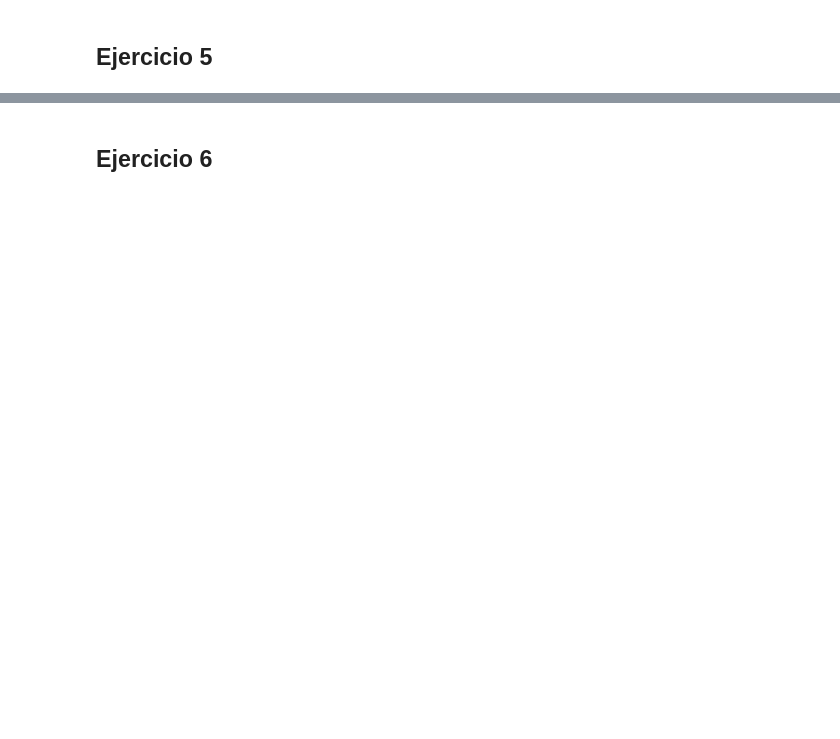
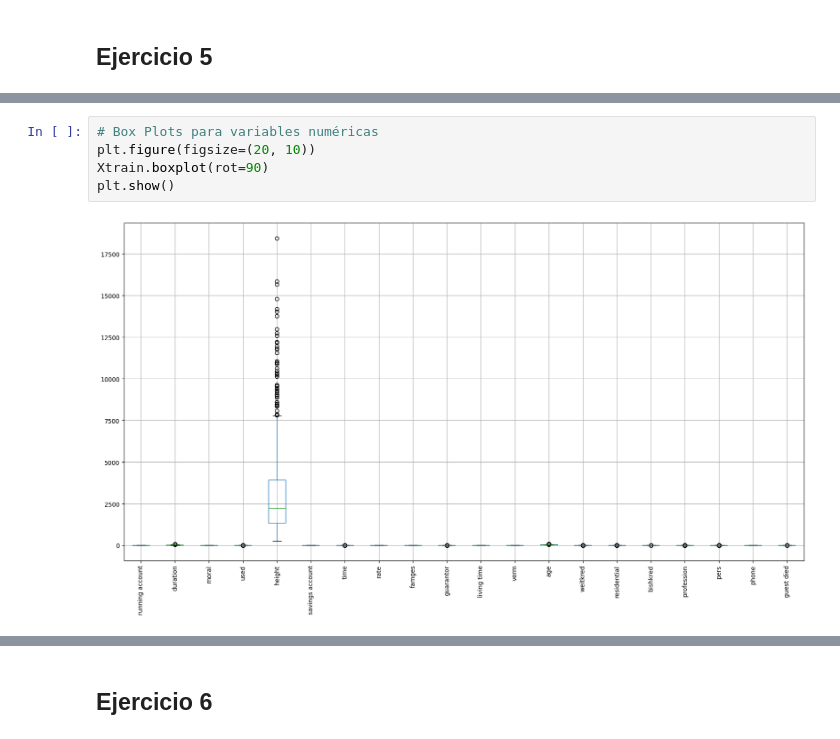
Before and after one commit to LuisGan-C/MNA_AI_Equipo11, a Jupyter notebook: Act_5_y_6/ActividadGermanCredit[A01186635, A01066264].ipynb, the cells around one changed output, grey strips where cells are left out. Drawn from its saved outputs; the diff is of its cells as text; blank space fills up the shorter version.

```diff
--- a/Act_5_y_6/ActividadGermanCredit[A01186635, A01066264].ipynb
+++ b/Act_5_y_6/ActividadGermanCredit[A01186635, A01066264].ipynb
@@ -187,0 +233,7 @@ lista_paper_cat = ['running account', 'moral', 'used', 'savings account', 'famge
+# %%
+# Box Plots para variables numéricas
+plt.figure(figsize=(20, 10))
+Xtrain.boxplot(rot=90)
+plt.show()
+# %% [output]
+[figure, added]
```
Also changed, not shown: parts of 9 cells of this notebook.
